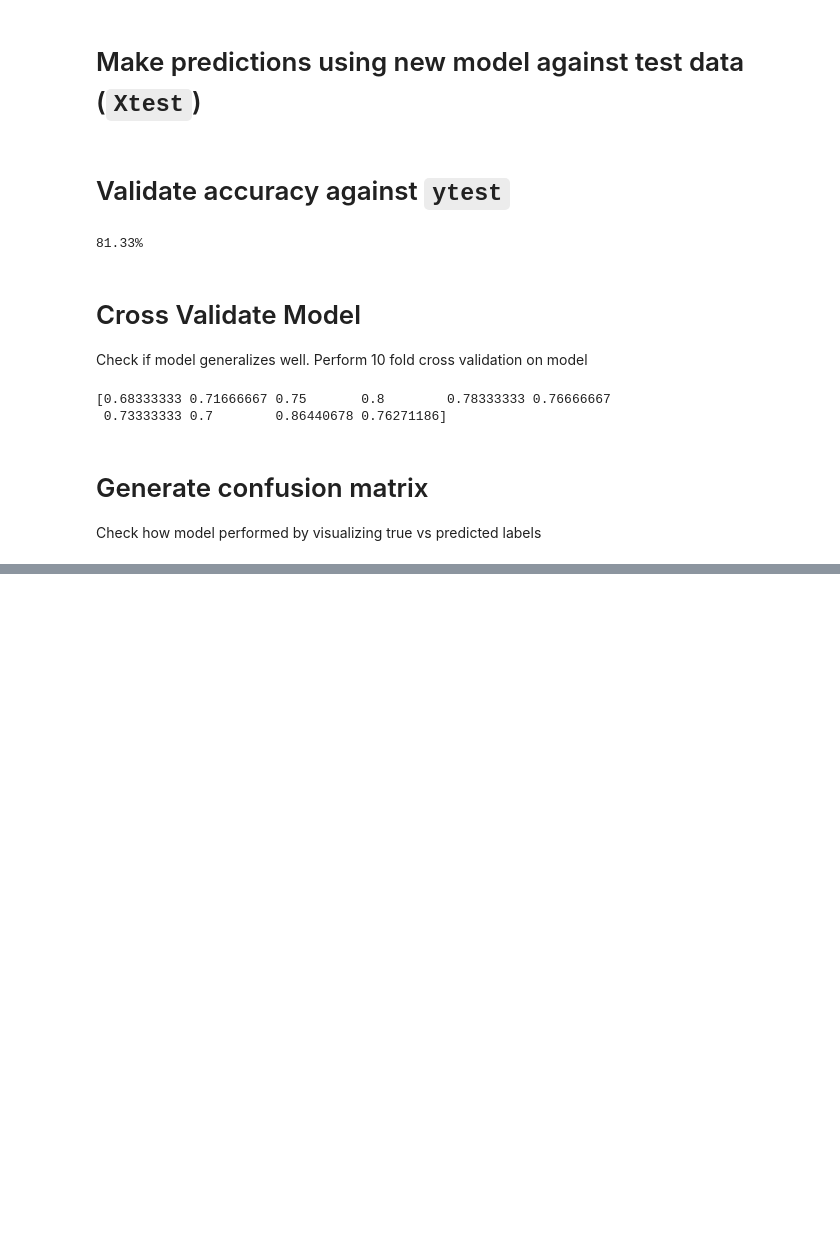
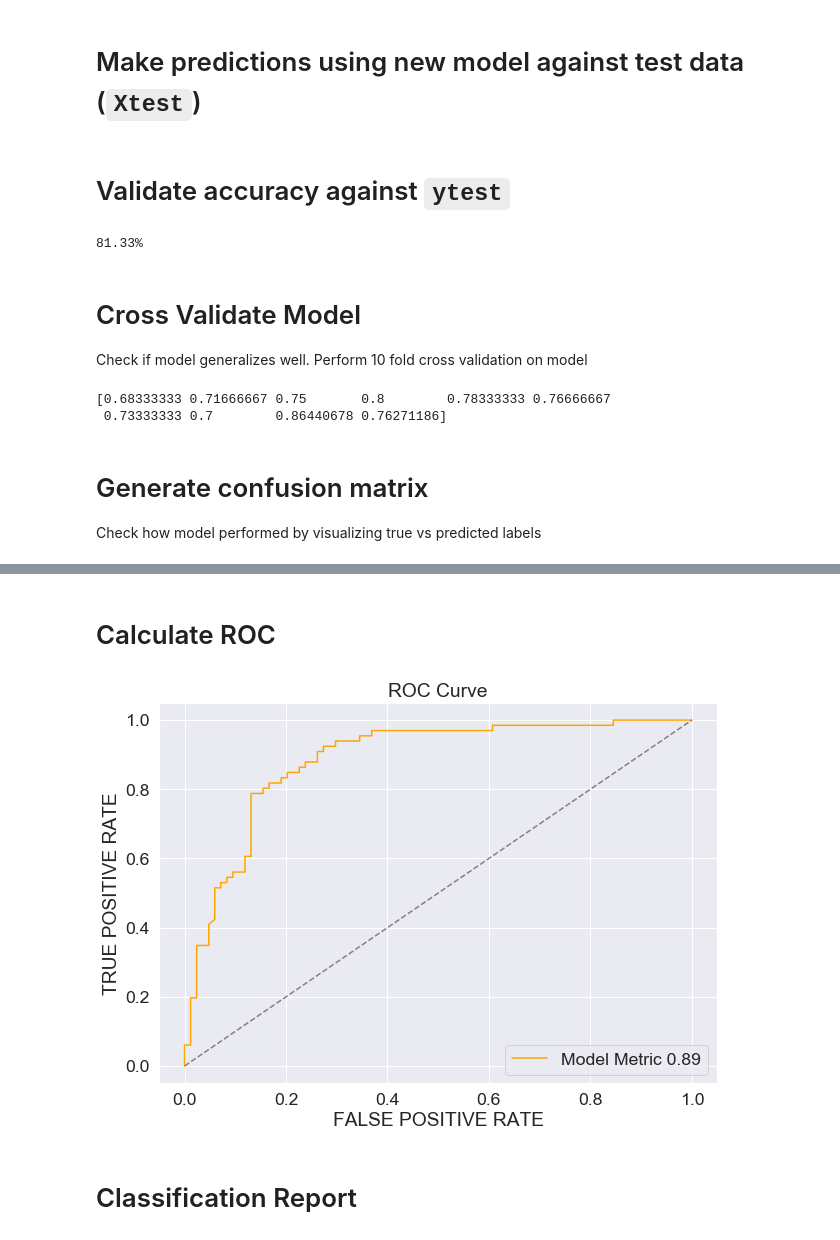
Before and after one commit to danielc92/python_nb_sklearn_gaussian_naive_bayes, a Jupyter notebook: multinomial-naive-bayes-imdb-gridsearch.ipynb, the cells around one changed output, grey strips where cells are left out. Cells and saved outputs as stored; diff of their text form; code cells hidden in the pictures; blank space fills up the shorter version.

Commit message:
Added classification report and roc curve to imdb model

```diff
--- a/multinomial-naive-bayes-imdb-gridsearch.ipynb
+++ b/multinomial-naive-bayes-imdb-gridsearch.ipynb
@@ -169,0 +180,2 @@ Text(0.5, 1.0, 'Confusion Matrix\n Predicted vs True counts')
+# %% [markdown]
+# Calculate ROC
@@ -169,0 +186,17 @@ Text(0.5, 1.0, 'Confusion Matrix\n Predicted vs True counts')
+# %%
+target_prob = text_clf.predict_proba(Xtest)[:,1]
+fpr, tpr, thresh = roc_curve(ytest, target_prob)
+auc_score = roc_auc_score(ytest, target_prob)
+# %%
+plt.figure(figsize=(10, 7))
+plt.title('ROC Curve')
+plt.plot(fpr, tpr, color='orange', label='Model Metric {:.2}'.format(auc_score))
+plt.plot([0, 1], ls='--', color='grey')
+plt.ylabel('TRUE POSITIVE RATE')
+plt.xlabel('FALSE POSITIVE RATE')
+plt.legend()
+plt.show()
+# %% [output]
+[figure, added]
+# %% [markdown]
+# Classification Report
```
Also changed, not shown: parts of 7 cells of this notebook.
